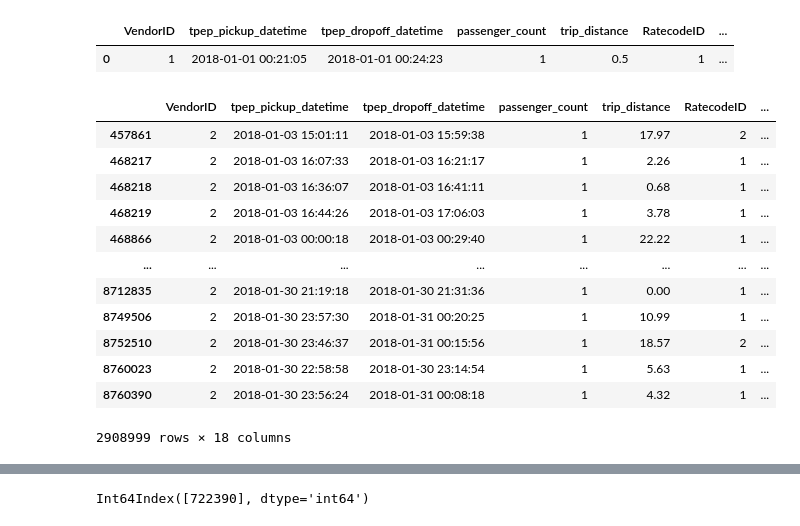
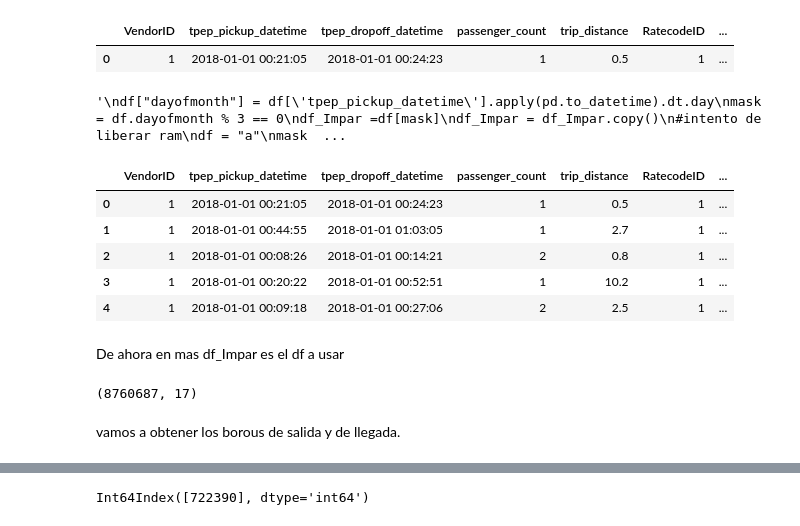
Before and after one commit to manusza/Proyecto-Taxis-NYC, a Jupyter notebook: taxis.ipynb, the cells around one changed output, grey strips where cells are left out. Drawn from its saved outputs; the diff is of its cells as text; code cells hidden in the pictures.

```diff
--- a/taxis.ipynb
+++ b/taxis.ipynb
@@ -4,4 +4,4 @@ import matplotlib.pyplot as plt
 import seaborn as sns
 import datetime
 # %%
-df = pd.read_parquet("yellow_t_2018-01.parquet", engine="pyarrow")
+df = pd.read_parquet("../Proyecto-Taxis-NYC/data/yellow_t_2018-01.parquet", engine="pyarrow")
@@ -89,6 +60,13 @@ df.head(1)
 |  | VendorID | tpep_pickup_datetime | tpep_dropoff_datetime | passenger_count | trip_distance | RatecodeID | ... |
 | 0 | 1 | 2018-01-01 00:21:05 | 2018-01-01 00:24:23 | 1 | 0.5 | 1 | ... |
 # %%
+
 df["dayofmonth"] = df['tpep_pickup_datetime'].apply(pd.to_datetime).dt.day
 mask = df.dayofmonth % 3 == 0
 df_Impar =df[mask]
+df_Impar = df_Impar.copy()
+#intento de liberar ram
+df = "a"
+mask = "b"
+# %% [output]
+'\ndf["dayofmonth"] = df[\'tpep_pickup_datetime\'].apply(pd.to_datetime).dt.day\nmask = df.dayofmonth % 3 == 0\ndf_Impar =df[mask]\ndf_Impar = df_Impar.copy()\n#intento de liberar ram\ndf = "a"\nmask  ...
@@ -94,0 +77,9 @@ df_Impar =df[mask]
+# %%
+df_Impar.head(5)
+# %% [output]
+|  | VendorID | tpep_pickup_datetime | tpep_dropoff_datetime | passenger_count | trip_distance | RatecodeID | ... |
+| 0 | 1 | 2018-01-01 00:21:05 | 2018-01-01 00:24:23 | 1 | 0.5 | 1 | ... |
+| 1 | 1 | 2018-01-01 00:44:55 | 2018-01-01 01:03:05 | 1 | 2.7 | 1 | ... |
+| 2 | 1 | 2018-01-01 00:08:26 | 2018-01-01 00:14:21 | 2 | 0.8 | 1 | ... |
+| 3 | 1 | 2018-01-01 00:20:22 | 2018-01-01 00:52:51 | 1 | 10.2 | 1 | ... |
+| 4 | 1 | 2018-01-01 00:09:18 | 2018-01-01 00:27:06 | 2 | 2.5 | 1 | ... |
@@ -95,16 +88,6 @@ df_Impar =df[mask]
+# %% [markdown]
+De ahora en mas df_Impar es el df a usar
 # %%
-df_Impar
+df_Impar.shape
 # %% [output]
-|  | VendorID | tpep_pickup_datetime | tpep_dropoff_datetime | passenger_count | trip_distance | RatecodeID | ... |
-| 457861 | 2 | 2018-01-03 15:01:11 | 2018-01-03 15:59:38 | 1 | 17.97 | 2 | ... |
-| 468217 | 2 | 2018-01-03 16:07:33 | 2018-01-03 16:21:17 | 1 | 2.26 | 1 | ... |
-| 468218 | 2 | 2018-01-03 16:36:07 | 2018-01-03 16:41:11 | 1 | 0.68 | 1 | ... |
-| 468219 | 2 | 2018-01-03 16:44:26 | 2018-01-03 17:06:03 | 1 | 3.78 | 1 | ... |
-| 468866 | 2 | 2018-01-03 00:00:18 | 2018-01-03 00:29:40 | 1 | 22.22 | 1 | ... |
-| ... | ... | ... | ... | ... | ... | ... | ... |
-| 8712835 | 2 | 2018-01-30 21:19:18 | 2018-01-30 21:31:36 | 1 | 0.00 | 1 | ... |
-| 8749506 | 2 | 2018-01-30 23:57:30 | 2018-01-31 00:20:25 | 1 | 10.99 | 1 | ... |
-| 8752510 | 2 | 2018-01-30 23:46:37 | 2018-01-31 00:15:56 | 1 | 18.57 | 2 | ... |
-| 8760023 | 2 | 2018-01-30 22:58:58 | 2018-01-30 23:14:54 | 1 | 5.63 | 1 | ... |
-| 8760390 | 2 | 2018-01-30 23:56:24 | 2018-01-31 00:08:18 | 1 | 4.32 | 1 | ... |
-2908999 rows × 18 columns
+(8760687, 17)
@@ -112,0 +96,2 @@ df2 = df.head(10)
+# %% [markdown]
+vamos a obtener los borous de salida y de llegada.
```
Also changed, not shown: parts of 24 cells of this notebook, 4 other files.
